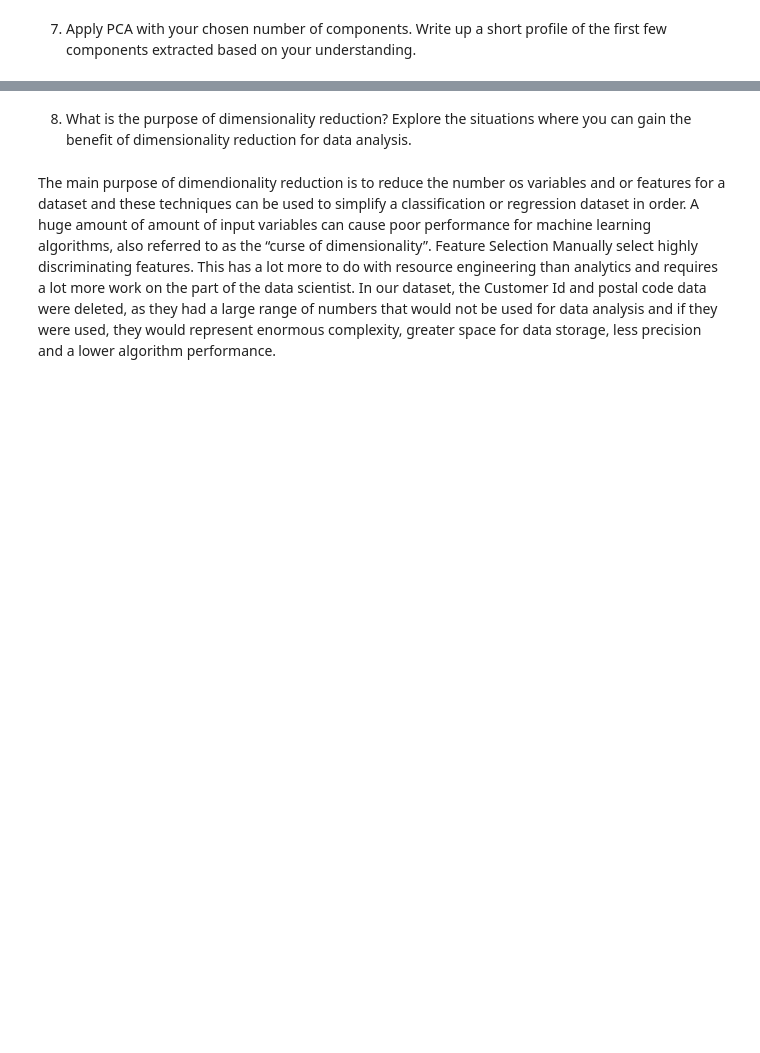
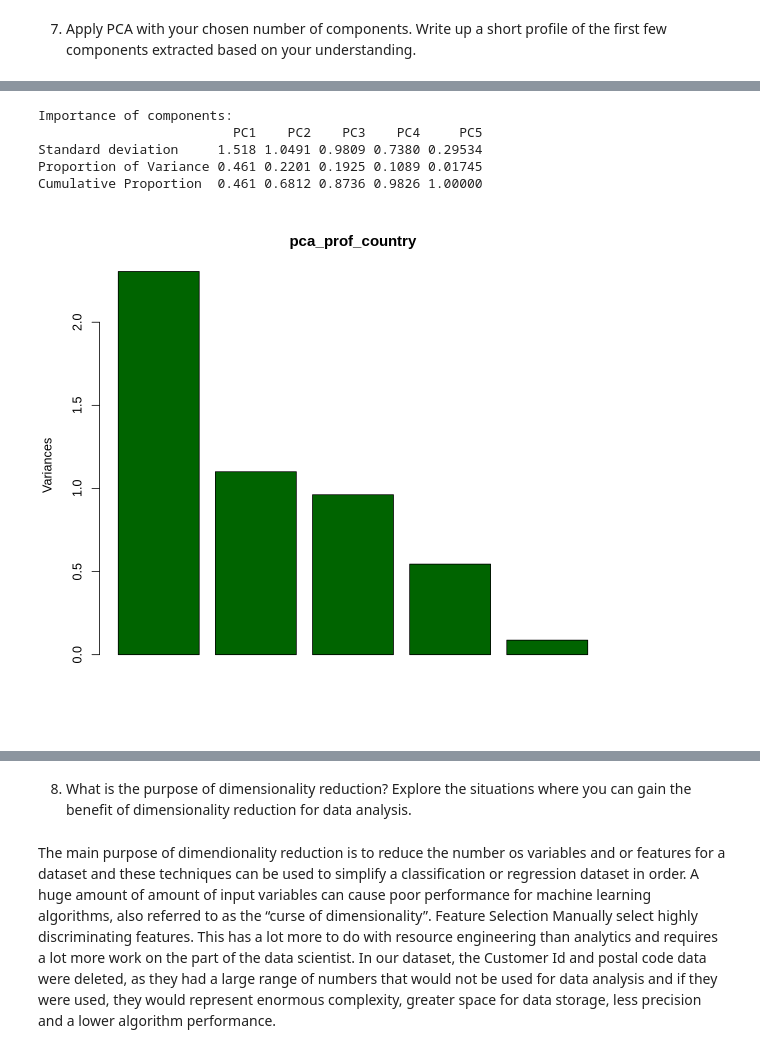
Before and after one commit to raulFuzita/cct_data_exploration_and_preparation, a Jupyter notebook: CCT_project_Muhammad.ipynb, the cells around one changed output, grey strips where cells are left out. Drawn from its saved outputs; the diff is of its cells as text; code cells hidden in the pictures; blank space fills up the shorter version.

```diff
--- a/CCT_project_Muhammad.ipynb
+++ b/CCT_project_Muhammad.ipynb
@@ -1200 +1125,17 @@ plot(pda_prof_country, col='darkgreen')
+# %%
+#@markdown 👈 Please, run this cell to show the PCA.
+pca_prof_country <- prcomp(df_pca, center=TRUE, scale.=TRUE)
+summary(pca_prof_country)
+# %% [output]
+Importance of components:
+                         PC1    PC2    PC3    PC4     PC5
+Standard deviation     1.518 1.0491 0.9809 0.7380 0.29534
+Proportion of Variance 0.461 0.2201 0.1925 0.1089 0.01745
+Cumulative Proportion  0.461 0.6812 0.8736 0.9826 1.00000
+# %%
+#@markdown 👈 Please, run this cell to plot the PCA result.
+
+plot(pca_prof_country, col='darkgreen')
+# %% [output]
+[figure, added]
 # %%
```
Also changed, not shown: parts of 56 cells of this notebook.
